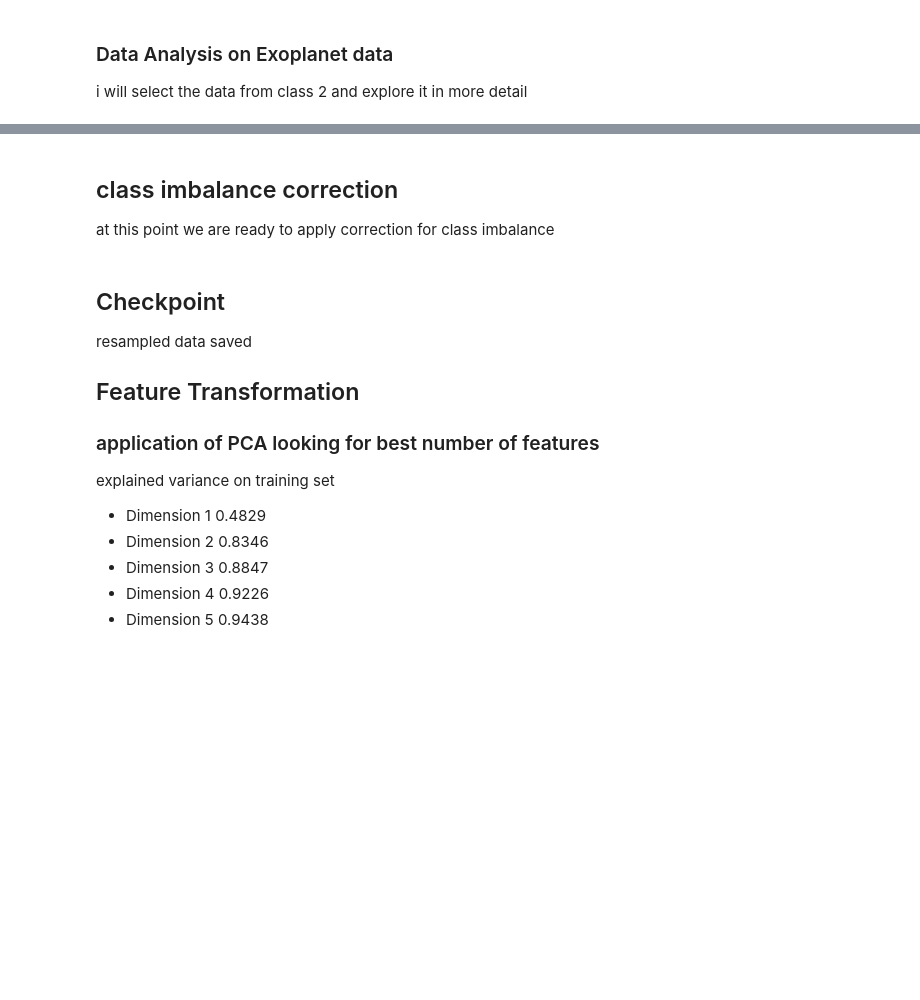
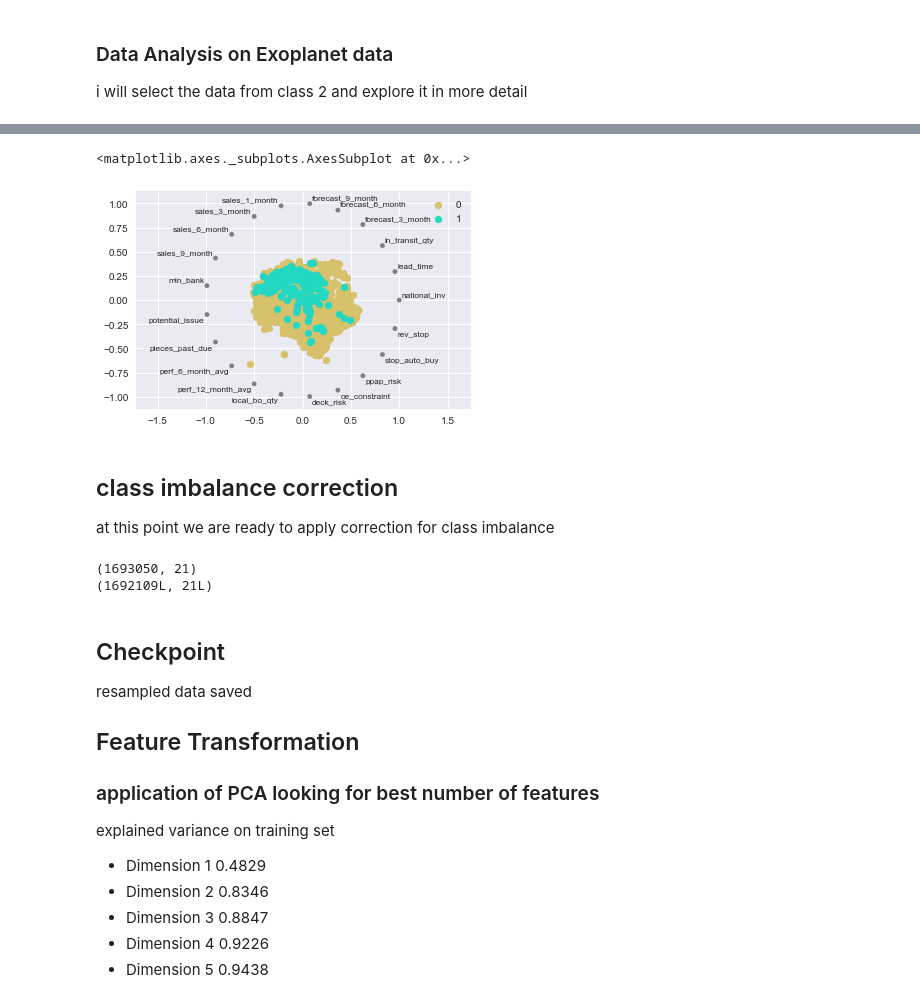
Before and after one commit to Drea1989/backorder-detection, a Jupyter notebook: Backorders.ipynb, the cells around one changed output, grey strips where cells are left out. Saved outputs shown, nothing was run; the diff lists cells and outputs as text; code cells hidden in the pictures; blank space fills up the shorter version.

```diff
--- a/Backorders.ipynb
+++ b/Backorders.ipynb
@@ -151,3 +132,8 @@ good_data, good_lables = pickle.load(open('good_data_trainset.p', mode='rb'))
+# %%
+pd.tools.plotting.radviz(samples4.sample(50000), 'label')
+# %% [output]
+<matplotlib.axes._subplots.AxesSubplot at 0x...>
+[figure, added]
 # %% [markdown]
 ## class imbalance correction
 at this point we are ready to apply correction for class imbalance
@@ -153,0 +148,6 @@ at this point we are ready to apply correction for class imbalance
+# %%
+print data.shape
+print under_data.shape
+# %% [output]
+(1693050, 21)
+(1692109L, 21L)
```
Also changed, not shown: parts of 32 cells of this notebook.
